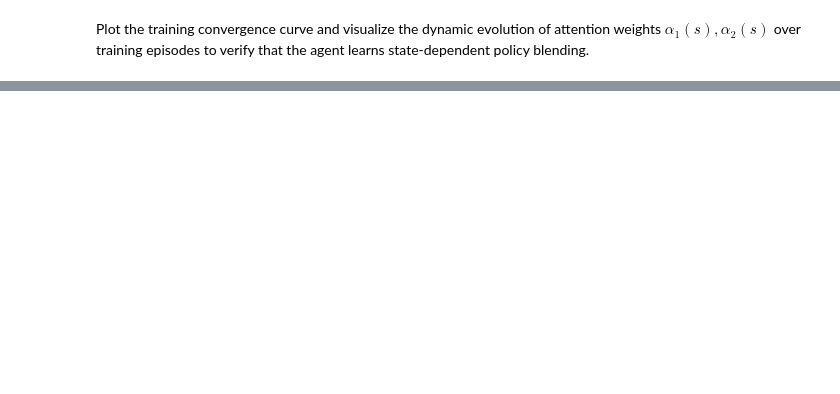
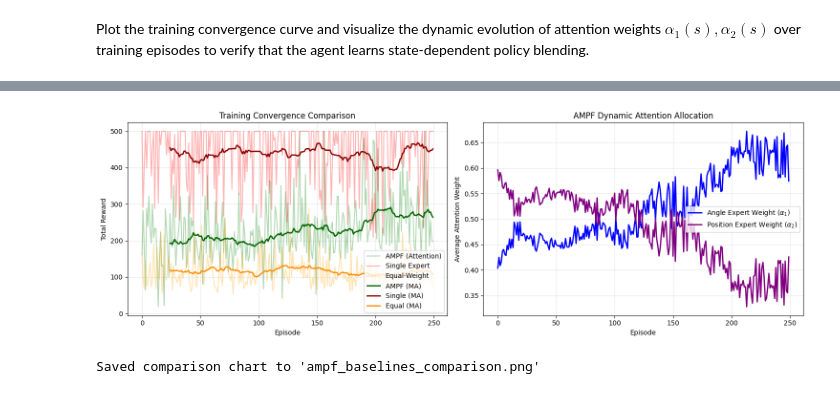
Before and after one commit to Dani2003/paper-implementations, a Jupyter notebook: AMPF_MultiPolicy_Fusion_NeurIPS2023.ipynb, the cells around one changed output, grey strips where cells are left out. Saved outputs shown, nothing was run; the diff lists cells and outputs as text; code cells hidden in the pictures; blank space fills up the shorter version.

```diff
--- a/AMPF_MultiPolicy_Fusion_NeurIPS2023.ipynb
+++ b/AMPF_MultiPolicy_Fusion_NeurIPS2023.ipynb
@@ -31,33 +32,34 @@ Running implementation on device: cuda
 # %% [markdown]
 Define specialized sub-policies ($\pi_1, \pi_2, \dots, \pi_K$) representing existing candidate behaviors or source skills. These base policies generate action logit distributions that will serve as value vectors in the multi-policy fusion mechanism.
 # %%
-# Cell 2: Define Specialized Source Candidate Policies
+# Cell 2: Define Specialized Source Candidate Expert Policies
 class AngleExpertPolicy(nn.Module):
-    """Base Policy 1: Specialized in stabilizing pole angle theta and angular velocity."""
+    """Base Policy 1: Specialized in stabilizing pole angle (theta) and angular velocity (omega)."""
     def __init__(self, action_dim: int = 2):
         super(AngleExpertPolicy, self).__init__()
         self.action_dim = action_dim
 
     def forward(self, state: torch.Tensor) -> torch.Tensor:
-        # State vector: [x, v, theta, omega]
+        # State: [batch_size, 4] -> [x, v, theta, omega]
         theta = state[:, 2:3]
         omega = state[:, 3:4]
-        # Strong heuristic steer towards correcting angle
-        angle_score = 15.0 * theta + 3.0 * omega
+        # Smooth heuristic steer towards correcting pole angle
+        angle_score = 10.0 * theta + 2.0 * omega
         logits = torch.cat([-angle_score, angle_score], dim=-1)
         return logits
 
 class PositionExpertPolicy(nn.Module):
-    """Base Policy 2: Specialized in keeping cart centered on the track."""
+    """Base Policy 2: Specialized in centering cart position (x) and velocity (v)."""
     def __init__(self, action_dim: int = 2):
         super(PositionExpertPolicy, self).__init__()
         self.action_dim = action_dim
 
     def forward(self, state: torch.Tensor) -> torch.Tensor:
+        # State: [batch_size, 4] -> [x, v, theta, omega]
         x = state[:, 0:1]
         v = state[:, 1:2]
-        # Heuristic steer towards bringing cart back to origin x = 0
-        pos_score = -2.0 * x - 1.0 * v
+        # Smooth heuristic steer towards bringing cart back to origin x = 0
+        pos_score = -1.5 * x - 0.8 * v
         logits = torch.cat([-pos_score, pos_score], dim=-1)
         return logits
 # %% [markdown]
@@ -271,0 +387,40 @@ plt.show()
+# %%
+# Cell 9: VISUALIZATIONS (Convergence Curves & Attention Weight Allocation)
+fig, axes = plt.subplots(1, 2, figsize=(15, 5))
+
+# Subplot 1: Training Convergence Curves
+ax1 = axes[0]
+ax1.plot(reward_history, label='AMPF (Attention)', color='green', alpha=0.3)
+ax1.plot(single_reward_history, label='Single Expert', color='red', alpha=0.3)
+ax1.plot(equal_reward_history, label='Equal-Weight', color='orange', alpha=0.3)
+
+window = 25
+ax1.plot(pd.Series(reward_history).rolling(window).mean(), color='darkgreen', linewidth=2, label='AMPF (MA)')
+ax1.plot(pd.Series(single_reward_history).rolling(window).mean(), color='darkred', linewidth=2, label='Single (MA)')
+ax1.plot(pd.Series(equal_reward_history).rolling(window).mean(), color='darkorange', linewidth=2, label='Equal (MA)')
+
+ax1.set_xlabel('Episode')
+ax1.set_ylabel('Total Reward')
+ax1.set_title('Training Convergence Comparison')
+ax1.legend(loc='lower right')
+ax1.grid(True, alpha=0.3)
+
+# Subplot 2: Dynamic Attention Weight Allocation
+ax2 = axes[1]
+attn_arr = np.array(ampf_attn_history)  # shape [num_episodes, num_experts]
+ax2.plot(attn_arr[:, 0], label=r'Angle Expert Weight ($\alpha_1$)', color='blue', linewidth=2)
+ax2.plot(attn_arr[:, 1], label=r'Position Expert Weight ($\alpha_2$)', color='purple', linewidth=2)
+
+ax2.set_xlabel('Episode')
+ax2.set_ylabel('Average Attention Weight')
+ax2.set_title('AMPF Dynamic Attention Allocation')
+ax2.legend(loc='center right')
+ax2.grid(True, alpha=0.3)
+
+plt.tight_layout()
+plt.savefig('ampf_baselines_comparison.png', dpi=300)
+plt.show()
+print("Saved comparison chart to 'ampf_baselines_comparison.png'")
+# %% [output]
+[figure, added]
+Saved comparison chart to 'ampf_baselines_comparison.png'
```
Also changed, not shown: parts of 11 cells of this notebook.
